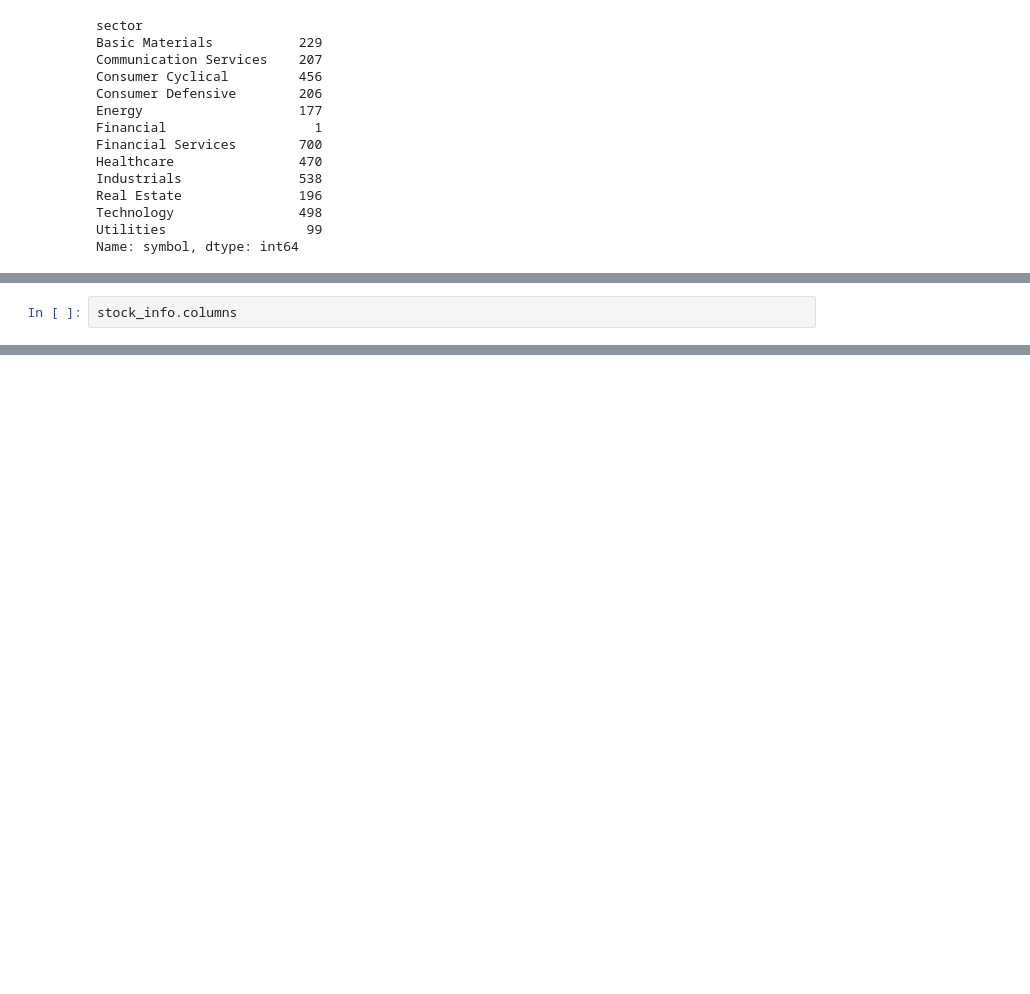
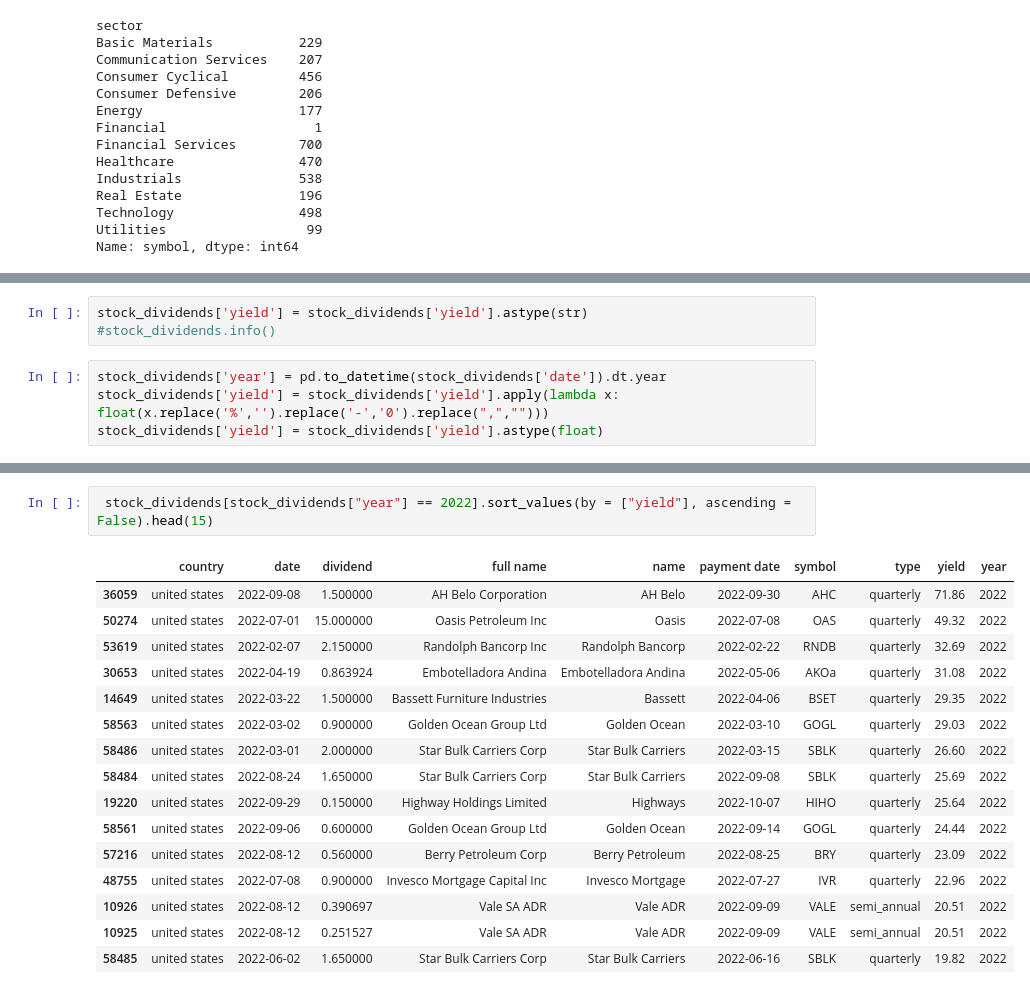
Before and after one commit to alpha2phi-platform/alphalib, a Jupyter notebook: 01_dataset.ipynb, the cells around one changed output, grey strips where cells are left out. Drawn from its saved outputs; the diff is of its cells as text; blank space fills up the shorter version.

```diff
--- a/01_dataset.ipynb
+++ b/01_dataset.ipynb
@@ -70,2 +78,7 @@ stock_info[["symbol", "shortName", "trailingPE"]][stock_info["trailingPE"] < 10]
+# %%
+stock_dividends['yield'] = stock_dividends['yield'].astype(str)
+#stock_dividends.info()
 # %%
-stock_info.columns
+stock_dividends['year'] = pd.to_datetime(stock_dividends['date']).dt.year
+stock_dividends['yield'] = stock_dividends['yield'].apply(lambda x: float(x.replace('%','').replace('-','0').replace(",","")))
+stock_dividends['yield'] = stock_dividends['yield'].astype(float)
@@ -89,0 +94,19 @@ Index(['52WeekChange', 'SandP52WeekChange', 'address1', 'address2',
+# %%
+ stock_dividends[stock_dividends["year"] == 2022].sort_values(by = ["yield"], ascending = False).head(15)
+# %% [output]
+|  | country | date | dividend | full name | name | payment date | symbol | type | yield | year |
+| 36059 | united states | 2022-09-08 | 1.500000 | AH Belo Corporation | AH Belo | 2022-09-30 | AHC | quarterly | 71.86 | 2022 |
+| 50274 | united states | 2022-07-01 | 15.000000 | Oasis Petroleum Inc | Oasis | 2022-07-08 | OAS | quarterly | 49.32 | 2022 |
+| 53619 | united states | 2022-02-07 | 2.150000 | Randolph Bancorp Inc | Randolph Bancorp | 2022-02-22 | RNDB | quarterly | 32.69 | 2022 |
+| 30653 | united states | 2022-04-19 | 0.863924 | Embotelladora Andina | Embotelladora Andina | 2022-05-06 | AKOa | quarterly | 31.08 | 2022 |
+| 14649 | united states | 2022-03-22 | 1.500000 | Bassett Furniture Industries | Bassett | 2022-04-06 | BSET | quarterly | 29.35 | 2022 |
+| 58563 | united states | 2022-03-02 | 0.900000 | Golden Ocean Group Ltd | Golden Ocean | 2022-03-10 | GOGL | quarterly | 29.03 | 2022 |
+| 58486 | united states | 2022-03-01 | 2.000000 | Star Bulk Carriers Corp | Star Bulk Carriers | 2022-03-15 | SBLK | quarterly | 26.60 | 2022 |
+| 58484 | united states | 2022-08-24 | 1.650000 | Star Bulk Carriers Corp | Star Bulk Carriers | 2022-09-08 | SBLK | quarterly | 25.69 | 2022 |
+| 19220 | united states | 2022-09-29 | 0.150000 | Highway Holdings Limited | Highways | 2022-10-07 | HIHO | quarterly | 25.64 | 2022 |
+| 58561 | united states | 2022-09-06 | 0.600000 | Golden Ocean Group Ltd | Golden Ocean | 2022-09-14 | GOGL | quarterly | 24.44 | 2022 |
+| 57216 | united states | 2022-08-12 | 0.560000 | Berry Petroleum Corp | Berry Petroleum | 2022-08-25 | BRY | quarterly | 23.09 | 2022 |
+| 48755 | united states | 2022-07-08 | 0.900000 | Invesco Mortgage Capital Inc | Invesco Mortgage | 2022-07-27 | IVR | quarterly | 22.96 | 2022 |
+| 10926 | united states | 2022-08-12 | 0.390697 | Vale SA ADR | Vale ADR | 2022-09-09 | VALE | semi_annual | 20.51 | 2022 |
+| 10925 | united states | 2022-08-12 | 0.251527 | Vale SA ADR | Vale ADR | 2022-09-09 | VALE | semi_annual | 20.51 | 2022 |
+| 58485 | united states | 2022-06-02 | 1.650000 | Star Bulk Carriers Corp | Star Bulk Carriers | 2022-06-16 | SBLK | quarterly | 19.82 | 2022 |
```
Also changed, not shown: parts of 7 cells of this notebook.
